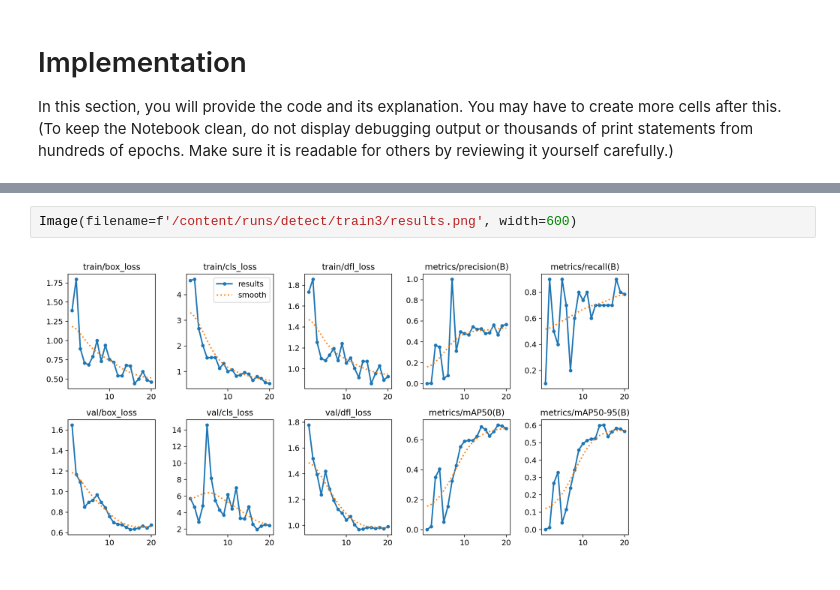
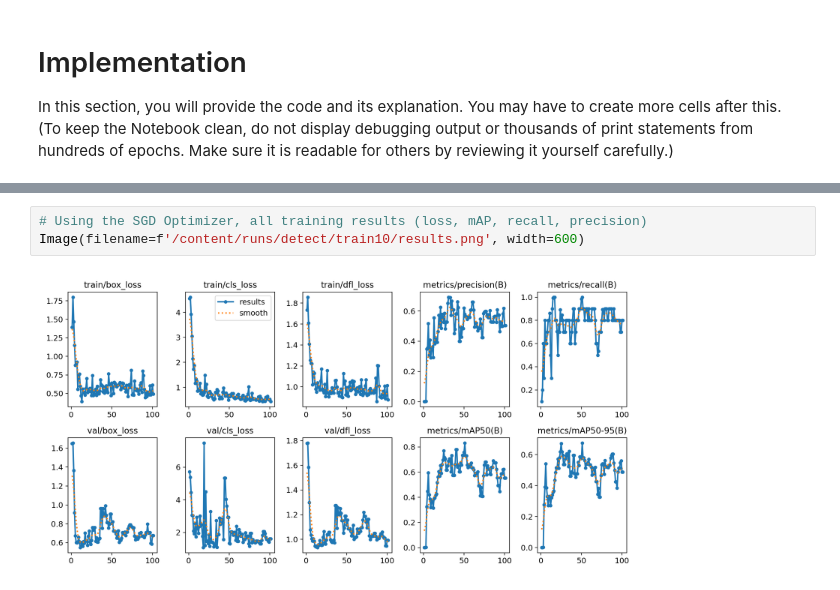
Before and after one commit to shanghengwu/mlp_proj, a Jupyter notebook: revised-yolo8.ipynb, the cells around one changed output, grey strips where cells are left out. Saved outputs shown, nothing was run; the diff lists cells and outputs as text.

```diff
--- a/revised-yolo8.ipynb
+++ b/revised-yolo8.ipynb
@@ -179,4 +121,5 @@ Image(filename=f'/content/runs/detect/train3/confusion_matrix.png', width=600)
 # %%
-Image(filename=f'/content/runs/detect/train3/results.png', width=600)
+# Using the SGD Optimizer, all training results (loss, mAP, recall, precision)
+Image(filename=f'/content/runs/detect/train10/results.png', width=600)
 # %% [output]
-[figure, old version]
+[figure, new version]
```
Also changed, not shown: parts of 19 cells of this notebook, 43 other files.
